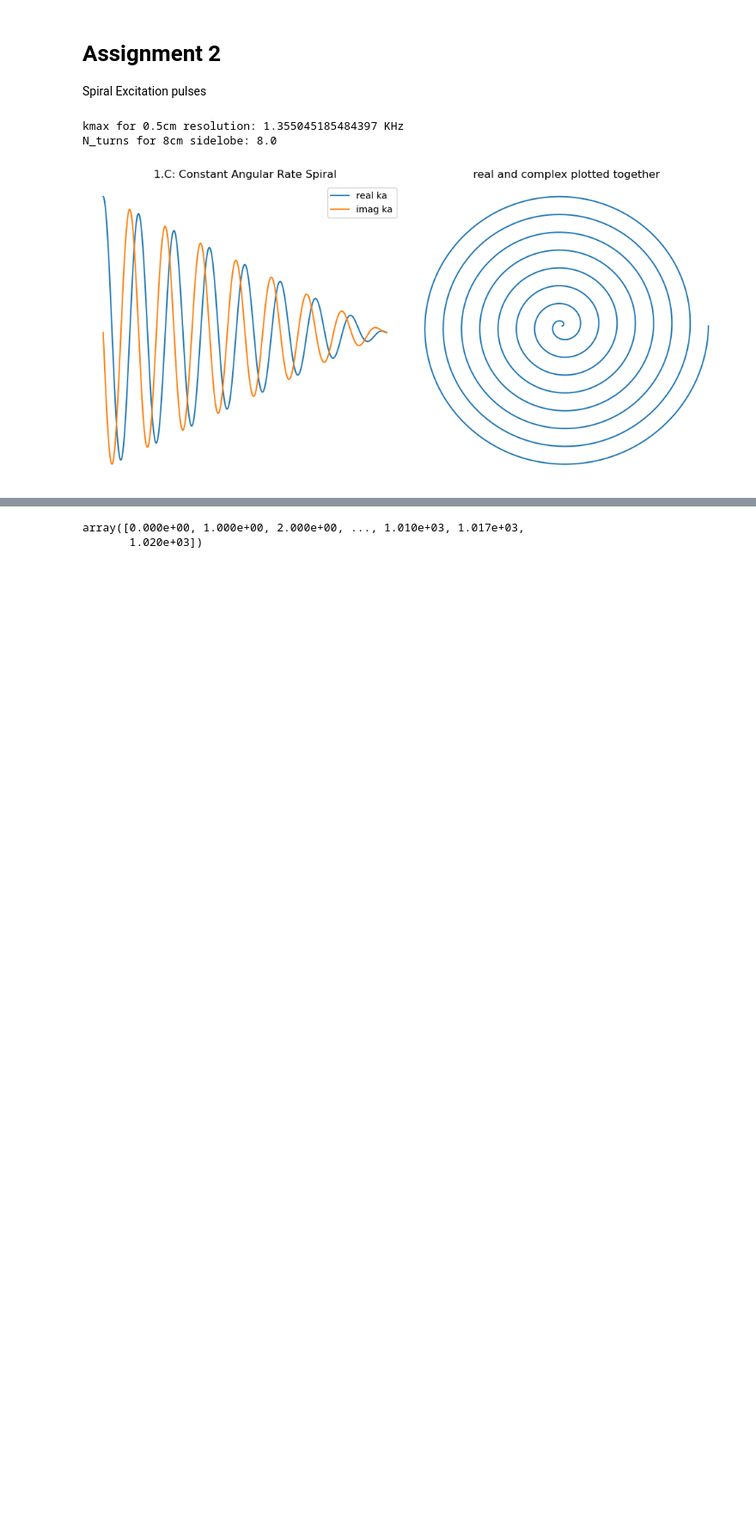
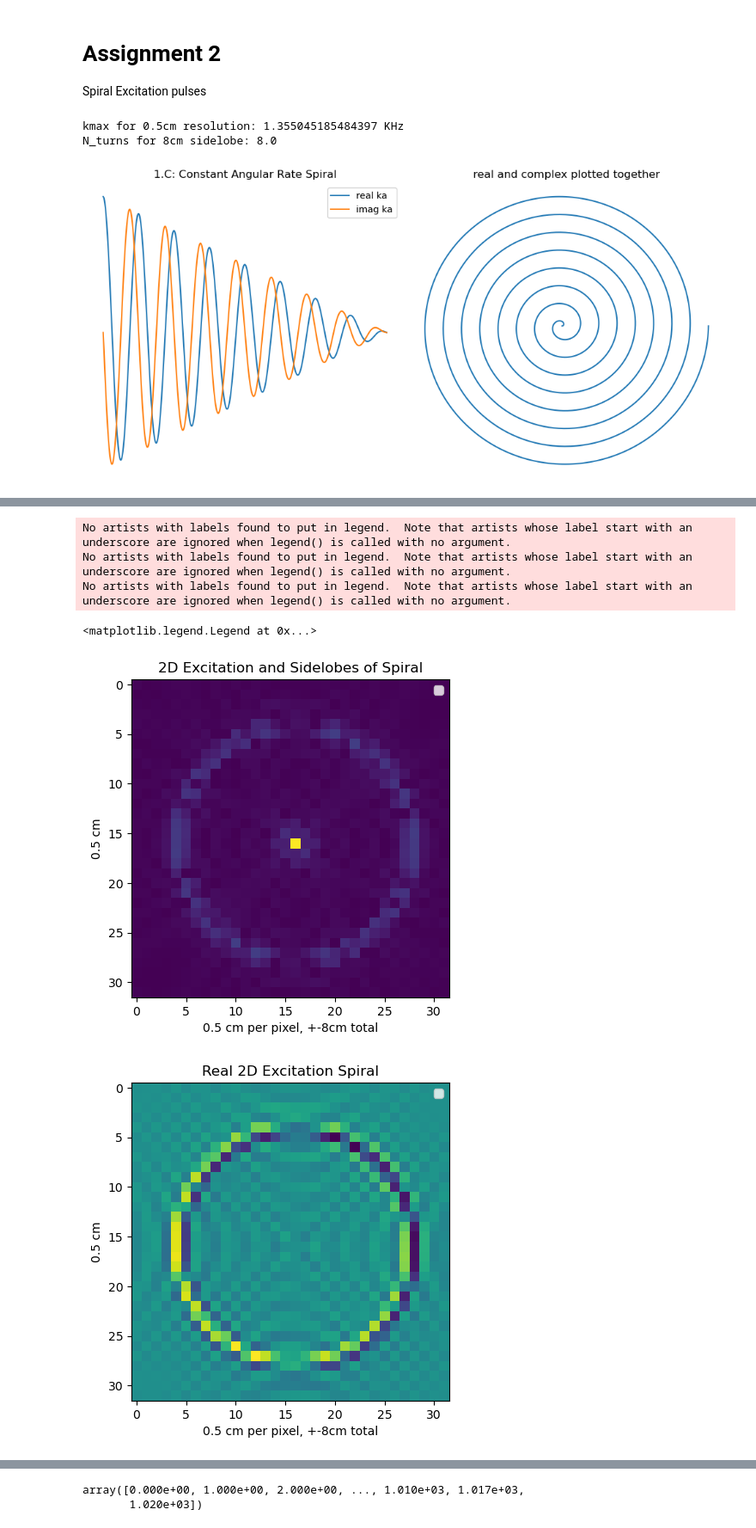
Before and after one commit to jhillard-stanford/mri-fingerprinting, a Jupyter notebook: assingment2/assignment2.ipynb, the cells around one changed output, grey strips where cells are left out. Shown: that part at 86% size. Drawn from its saved outputs; the diff is of its cells as text; code cells hidden in the pictures; blank space fills up the shorter version.

```diff
--- a/assingment2/assignment2.ipynb
+++ b/assingment2/assignment2.ipynb
@@ -158,0 +158,34 @@ plt.show()
+# %%
+plt.figure()
+plt.title("2D Excitation and Sidelobes of Spiral")
+plt.xlabel(f"{step} cm per pixel, +-8cm total")
+plt.ylabel(f"{step} cm")
+#plt.ylabel("|Mx| - Abs Excitation")
+plt.imshow(np.abs(mxy2), label="|Mxy| excitation")
+#plt.plot([-0.25,0.25],[0.2,0.2], label="dr= 0.5cm")
+plt.legend()
+
+plt.figure()
+plt.title("Real 2D Excitation Spiral")
+plt.xlabel(f"{step} cm per pixel, +-8cm total")
+plt.ylabel(f"{step} cm")
+#plt.ylabel("|Mx| - Abs Excitation")
+plt.imshow(np.real(mxy2), label="|Mxy| excitation")
+#plt.plot([-0.25,0.25],[0.2,0.2], label="dr= 0.5cm")
+plt.legend()
+
+plt.figure()
+plt.title("Complex 2D Excitation and Sidelobes of Spiral")
+plt.xlabel(f"{step} cm per pixel, +-8cm total")
+plt.ylabel(f"{step} cm")
+#plt.ylabel("|Mx| - Abs Excitation")
+plt.imshow(np.imag(mxy2), label="|Mxy| excitation")
+#plt.plot([-0.25,0.25],[0.2,0.2], label="dr= 0.5cm")
+plt.legend()
+# %% [output]
+No artists with labels found to put in legend.  Note that artists whose label start with an underscore are ignored when legend() is called with no argument.
+No artists with labels found to put in legend.  Note that artists whose label start with an underscore are ignored when legend() is called with no argument.
+No artists with labels found to put in legend.  Note that artists whose label start with an underscore are ignored when legend() is called with no argument.
+<matplotlib.legend.Legend at 0x...>
+[figure, added]
+[figure, added]
```
Also changed, not shown: parts of 11 cells of this notebook, 11 other files.
